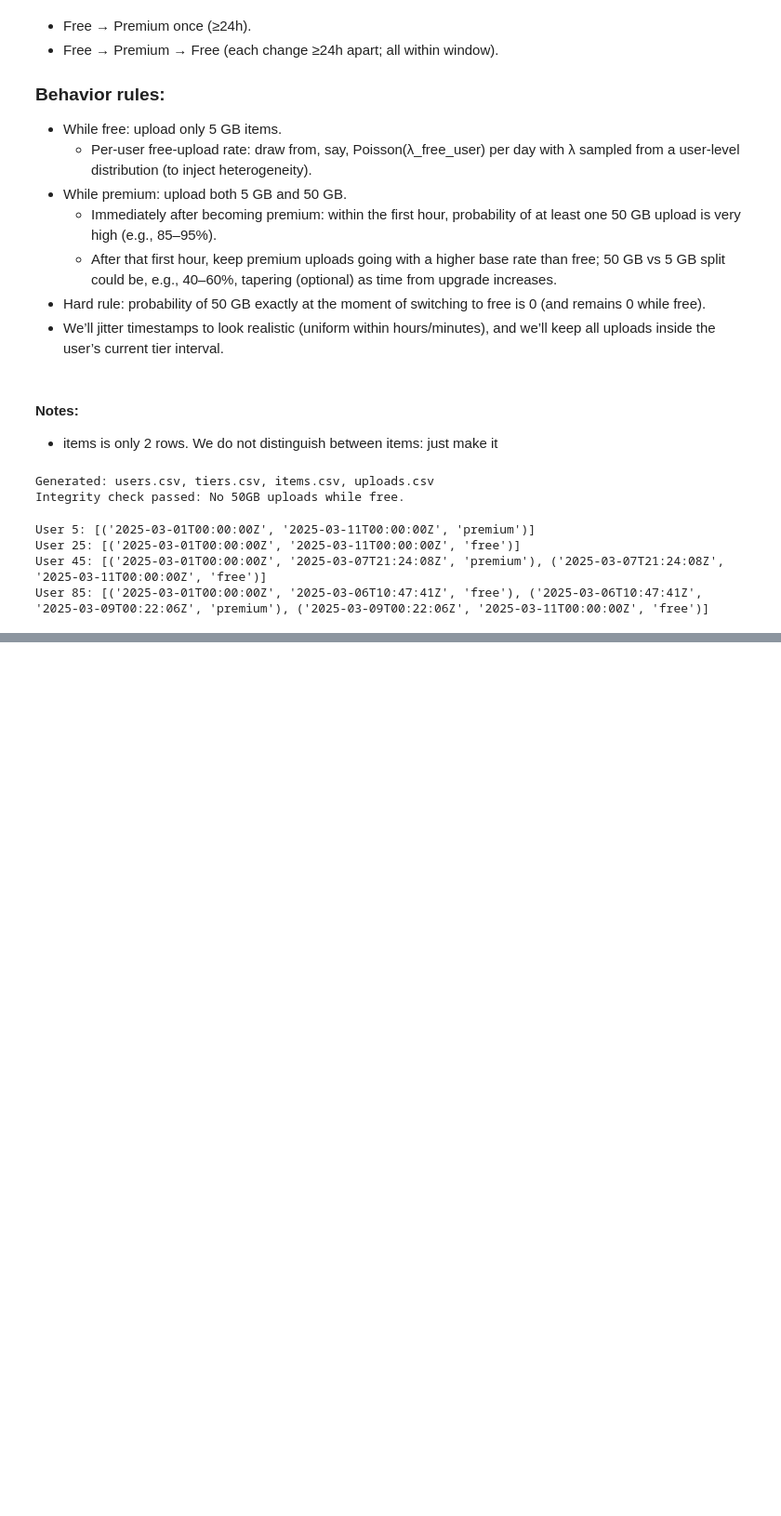
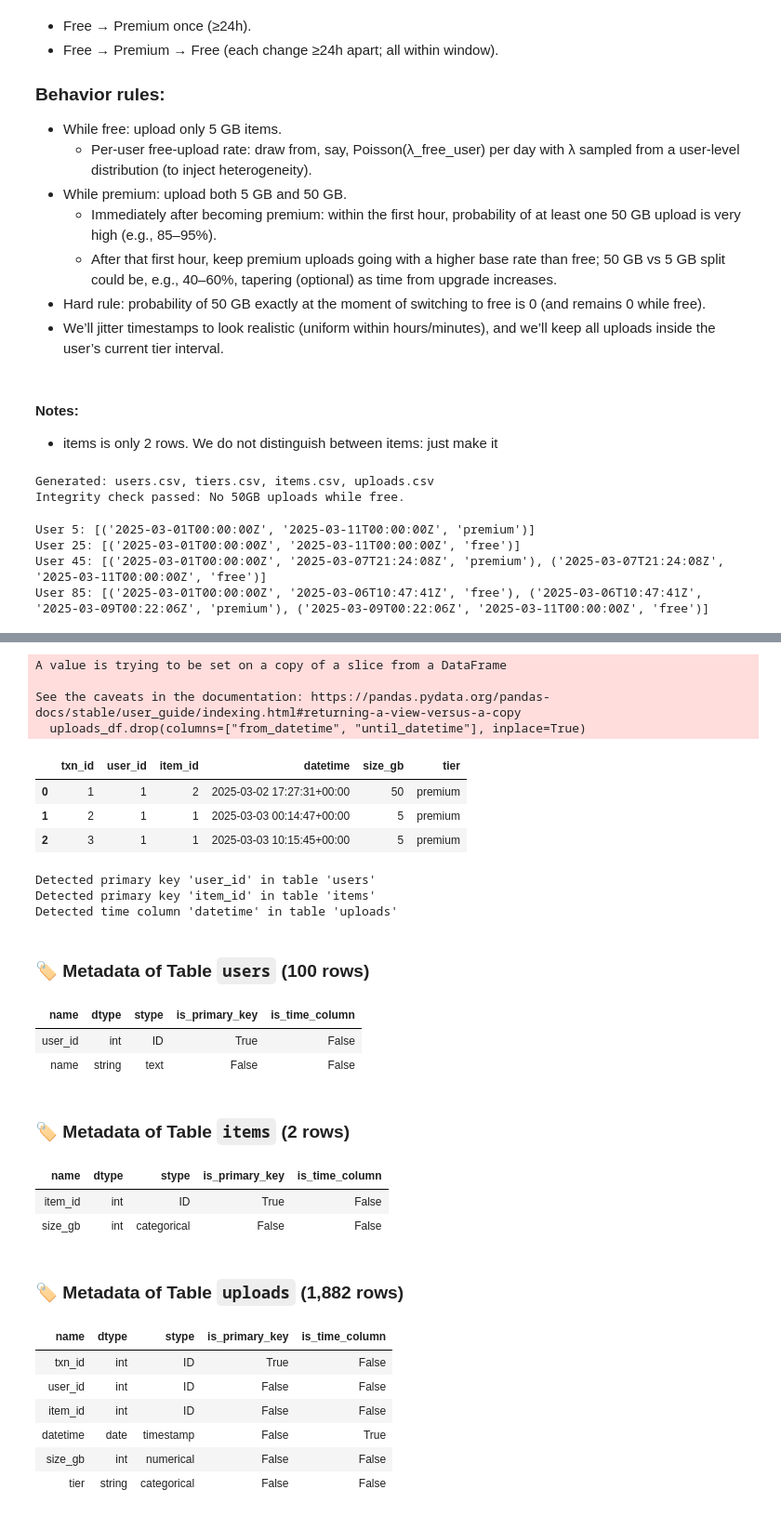
Before and after one commit to martin-merener/graph_ML_and_deep_learning_on_RDBs, a Jupyter notebook: kumoRFM_testing_temporal_dependency.ipynb, the cells around one changed output, grey strips where cells are left out. Shown at 93% size. Drawn from its saved outputs; the diff is of its cells as text; code cells hidden in the pictures; blank space fills up the shorter version.

```diff
--- a/kumoRFM_testing_temporal_dependency.ipynb
+++ b/kumoRFM_testing_temporal_dependency.ipynb
@@ -432,0 +478,64 @@ User 85: [('2025-03-01T00:00:00Z', '2025-03-06T10:47:41Z', 'free'), ('2025-03-06
+# %%
+# Ensure datetime columns are parsed
+uploads_df["datetime"] = pd.to_datetime(uploads_df["datetime"], utc=True)
+tiers_df["from_datetime"] = pd.to_datetime(tiers_df["from_datetime"], utc=True)
+tiers_df["until_datetime"] = pd.to_datetime(tiers_df["until_datetime"], utc=True)
+
+# Merge on user_id
+merged = uploads_df.merge(tiers_df[['user_id', 'from_datetime', 'until_datetime', 'tier']], on="user_id", how="left")
+
+# Filter for intervals
+uploads_df = merged[
+    (merged["datetime"] >= merged["from_datetime"]) &
+    (merged["datetime"] <  merged["until_datetime"])
+]
+# %%
+uploads_df.drop(columns=["from_datetime", "until_datetime"], inplace=True)
+# %% [output]
+A value is trying to be set on a copy of a slice from a DataFrame
+
+See the caveats in the documentation: https://pandas.pydata.org/pandas-docs/stable/user_guide/indexing.html#returning-a-view-versus-a-copy
+  uploads_df.drop(columns=["from_datetime", "until_datetime"], inplace=True)
+# %%
+uploads_df.head(3)
+# %% [output]
+|  | txn_id | user_id | item_id | datetime | size_gb | tier |
+| 0 | 1 | 1 | 2 | 2025-03-02 17:27:31+00:00 | 50 | premium |
+| 1 | 2 | 1 | 1 | 2025-03-03 00:14:47+00:00 | 5 | premium |
+| 2 | 3 | 1 | 1 | 2025-03-03 10:15:45+00:00 | 5 | premium |
+# %%
+users = rfm.LocalTable(users_df, name="users").infer_metadata()
+#tiers = rfm.LocalTable(tiers_df, name="tiers").infer_metadata()
+items = rfm.LocalTable(items_df, name="items").infer_metadata()
+uploads = rfm.LocalTable(uploads_df, name="uploads").infer_metadata()
+# %% [output]
+Detected primary key 'user_id' in table 'users'
+Detected primary key 'item_id' in table 'items'
+Detected time column 'datetime' in table 'uploads'
+# %%
+uploads['size_gb'].stype = "numerical"
+uploads['txn_id'].stype = "ID"
+# Set primary key:
+uploads.primary_key = "txn_id"
+# %%
+users.print_metadata()
+#tiers.print_metadata()
+items.print_metadata()
+uploads.print_metadata()
+# %% [output]
+### 🏷️ Metadata of Table `users` (100 rows)
+| name | dtype | stype | is_primary_key | is_time_column |
+| user_id | int | ID | True | False |
+| name | string | text | False | False |
+### 🏷️ Metadata of Table `items` (2 rows)
+| name | dtype | stype | is_primary_key | is_time_column |
+| item_id | int | ID | True | False |
+| size_gb | int | categorical | False | False |
+### 🏷️ Metadata of Table `uploads` (1,882 rows)
+| name | dtype | stype | is_primary_key | is_time_column |
+| txn_id | int | ID | True | False |
+| user_id | int | ID | False | False |
+| item_id | int | ID | False | False |
+| datetime | date | timestamp | False | True |
+| size_gb | int | numerical | False | False |
+| tier | string | categorical | False | False |
```
Also changed, not shown: parts of 20 cells of this notebook, 1 other file.
